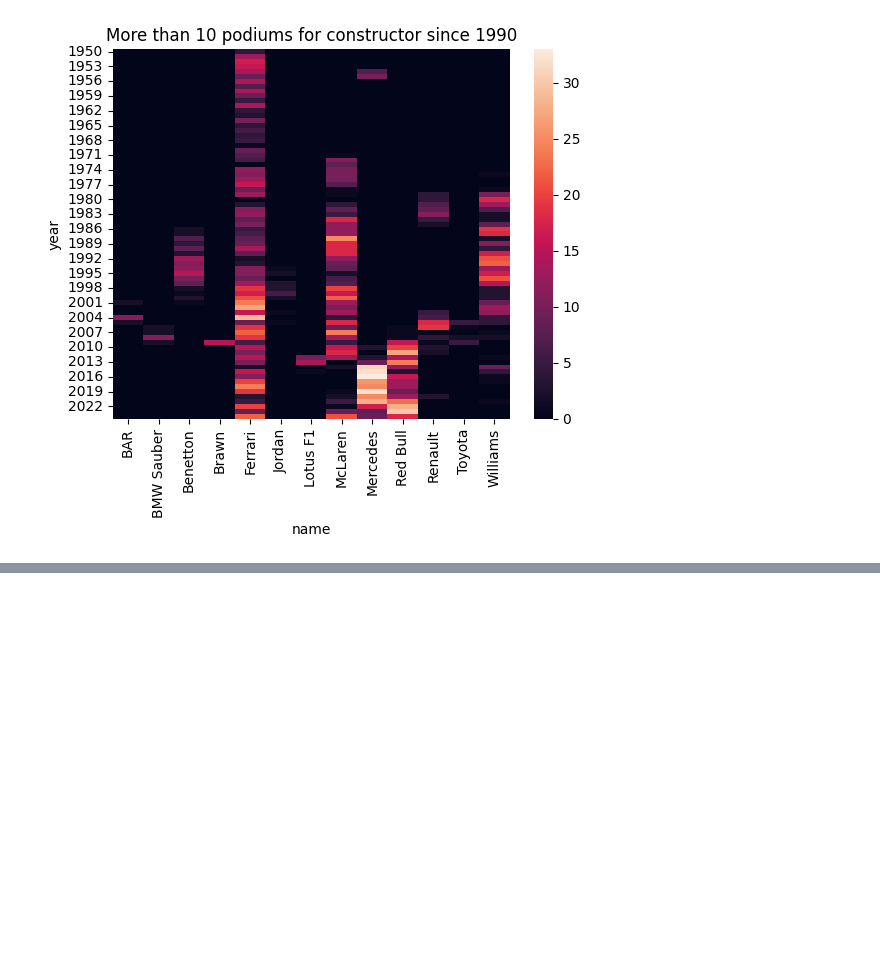
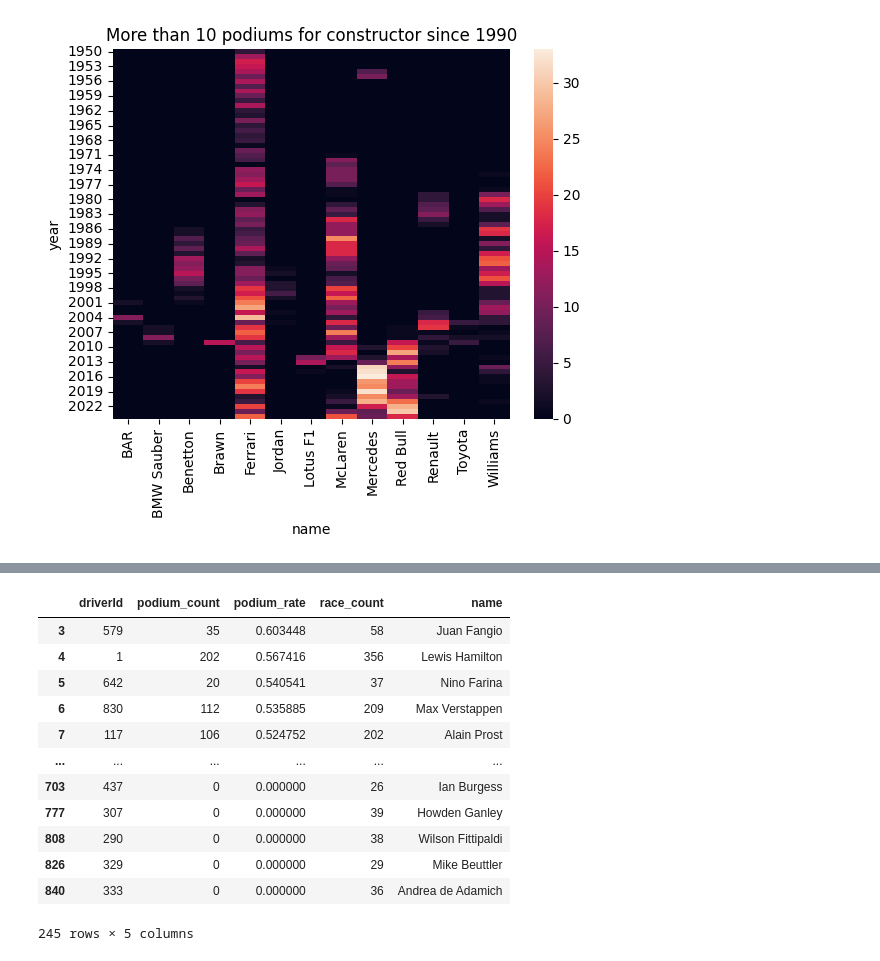
Before and after one commit to DaveAhearne/F1Prediction, a Jupyter notebook: notebooks/EDA.ipynb, the cells around one changed output, grey strips where cells are left out. Saved outputs shown, nothing was run; the diff lists cells and outputs as text; code cells hidden in the pictures; blank space fills up the shorter version.

```diff
--- a/notebooks/EDA.ipynb
+++ b/notebooks/EDA.ipynb
@@ -490,0 +595,18 @@ Overall this means that there is something about the constructor that could have
+# %%
+min_24_races_driver_position_df = driver_position_df[driver_position_df["race_count"] > 24]
+min_24_races_driver_position_df = min_24_races_driver_position_df.sort_values("podium_rate", ascending=False)
+min_24_races_driver_position_df
+# %% [output]
+|  | driverId | podium_count | podium_rate | race_count | name |
+| 3 | 579 | 35 | 0.603448 | 58 | Juan Fangio |
+| 4 | 1 | 202 | 0.567416 | 356 | Lewis Hamilton |
+| 5 | 642 | 20 | 0.540541 | 37 | Nino Farina |
+| 6 | 830 | 112 | 0.535885 | 209 | Max Verstappen |
+| 7 | 117 | 106 | 0.524752 | 202 | Alain Prost |
+| ... | ... | ... | ... | ... | ... |
+| 703 | 437 | 0 | 0.000000 | 26 | Ian Burgess |
+| 777 | 307 | 0 | 0.000000 | 39 | Howden Ganley |
+| 808 | 290 | 0 | 0.000000 | 38 | Wilson Fittipaldi |
+| 826 | 329 | 0 | 0.000000 | 29 | Mike Beuttler |
+| 840 | 333 | 0 | 0.000000 | 36 | Andrea de Adamich |
+245 rows × 5 columns
```
Also changed, not shown: parts of 13 cells of this notebook.
